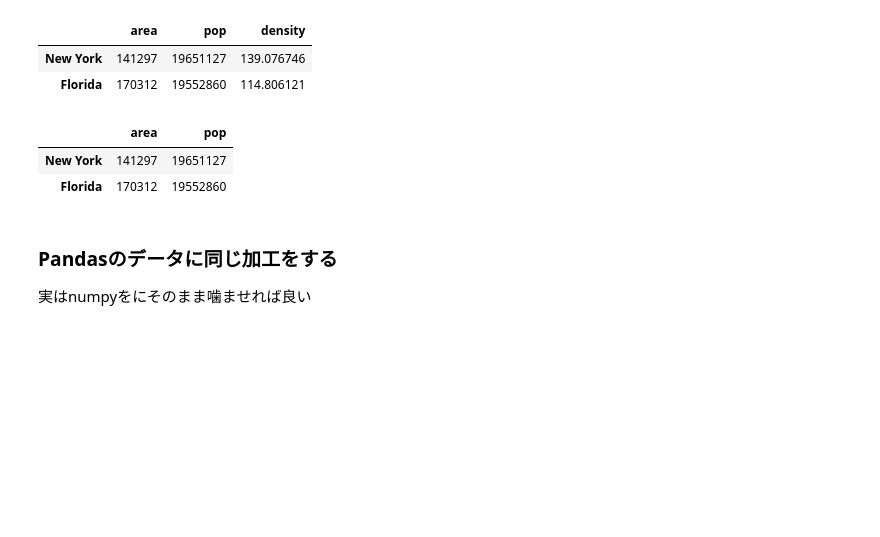
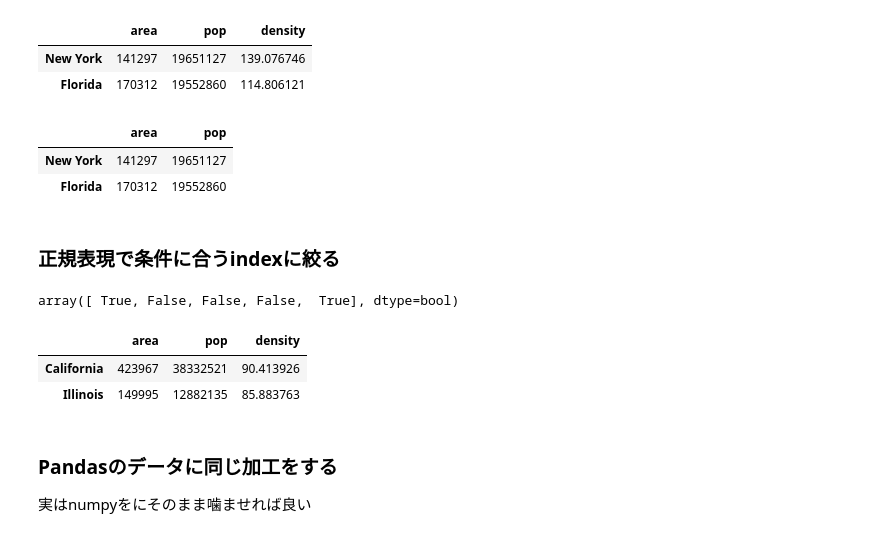
Before and after one commit to masakiaota/study, a Jupyter notebook: my_cheatsheet/Pandas.ipynb, the cells around one changed output. Drawn from its saved outputs; the diff is of its cells as text; code cells hidden in the pictures; blank space fills up the shorter version.

Commit message:
add select index by re

```diff
--- a/my_cheatsheet/Pandas.ipynb
+++ b/my_cheatsheet/Pandas.ipynb
@@ -320,6 +320,19 @@ data.loc[data.density>100,["area", "pop"]] #行も一緒に指定できる
 |  | area | pop |
 | New York | 141297 | 19651127 |
 | Florida | 170312 | 19552860 |
+# %% [markdown]
+### 正規表現で条件に合うindexに絞る
+# %%
+data.index.str.contains('li')
+# %% [output]
+array([ True, False, False, False,  True], dtype=bool)
+# %%
+# liが含まれているindexだけ探したい
+data[data.index.str.contains('li')]
+# %% [output]
+|  | area | pop | density |
+| California | 423967 | 38332521 | 90.413926 |
+| Illinois | 149995 | 12882135 | 85.883763 |
 # %% [markdown]
 ### Pandasのデータに同じ加工をする
 実はnumpyをにそのまま噛ませれば良い
```
Also changed, not shown: parts of 34 cells of this notebook.
